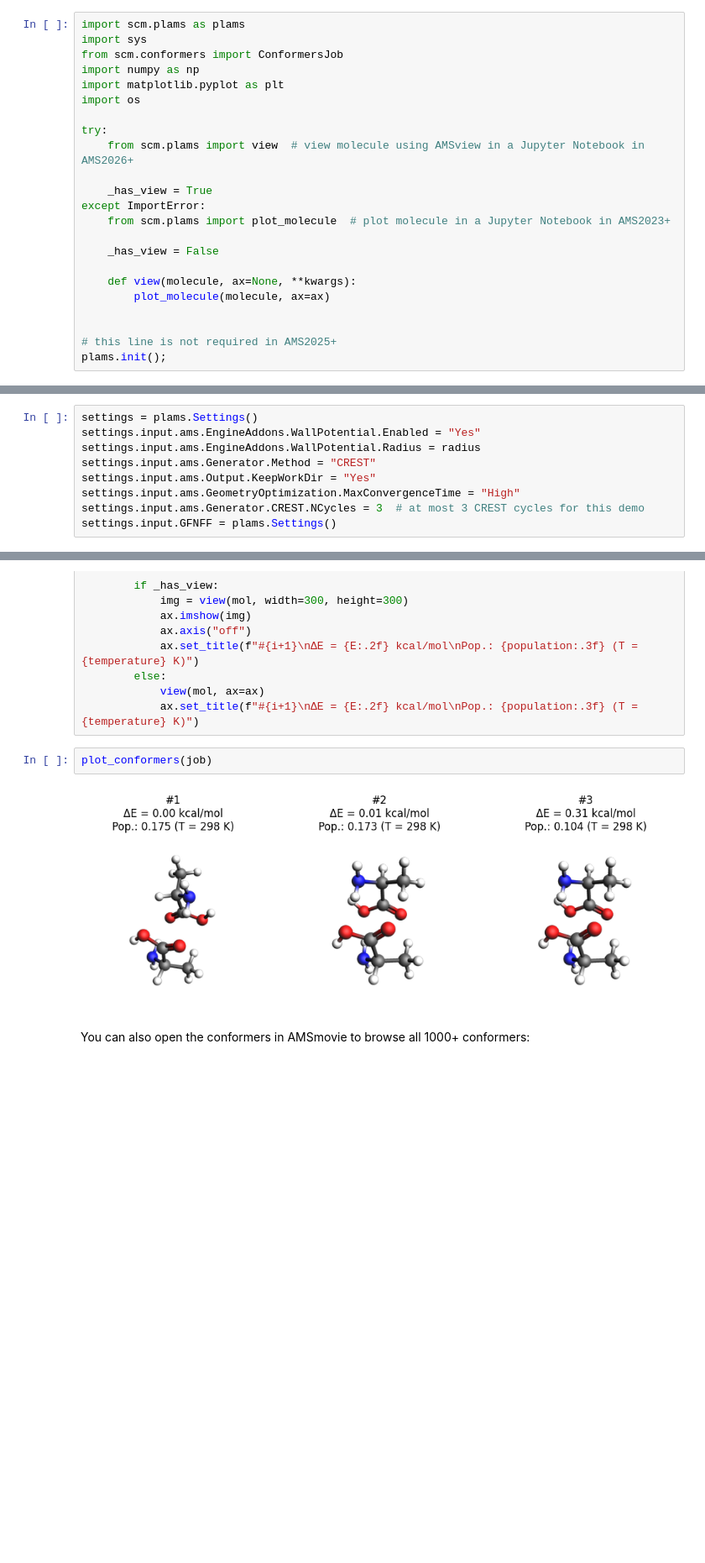
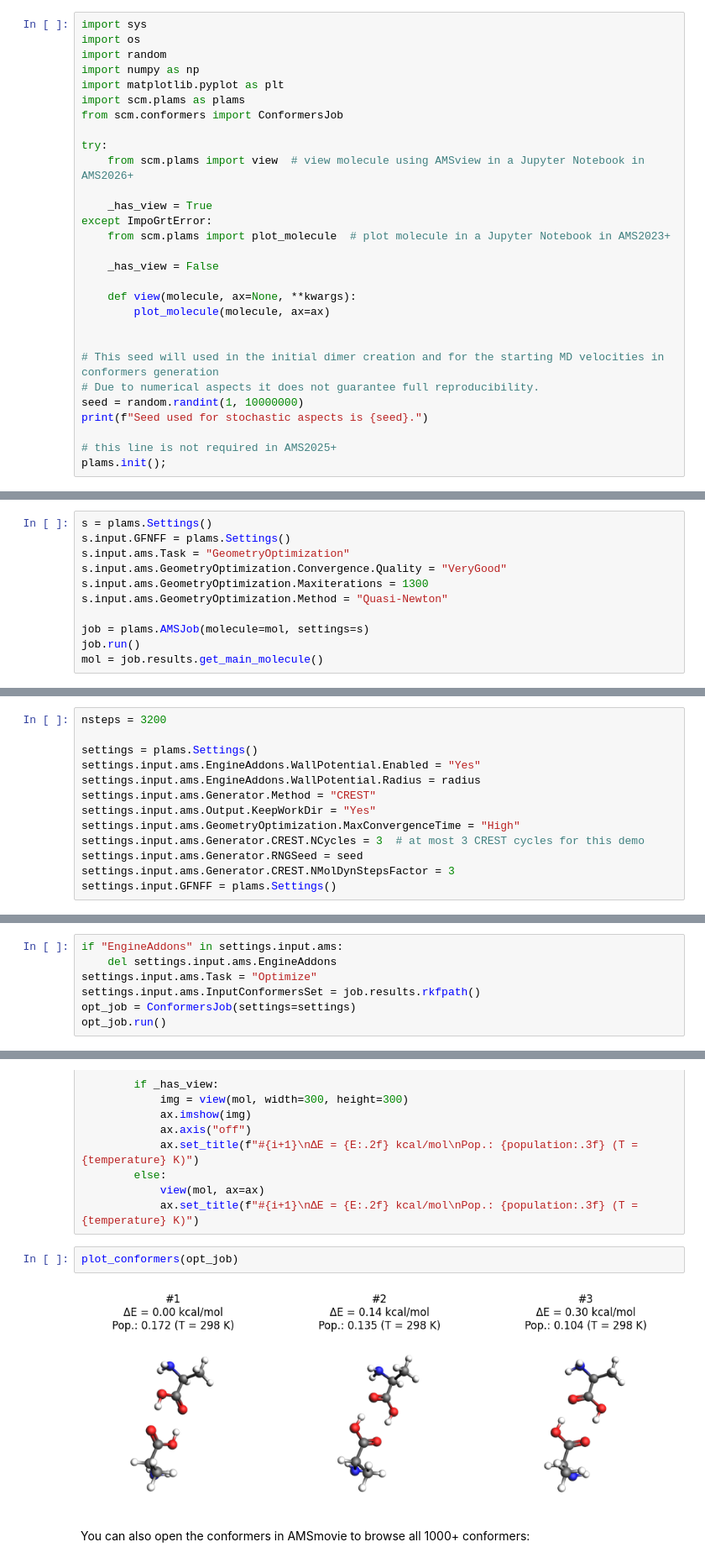
Before and after one commit to SCM-NV/PLAMS, a Jupyter notebook: examples/ConformersMultipleMolecules/conformers.ipynb, the cells around one changed output, grey strips where cells are left out. Shown at 84% size. Drawn from its saved outputs; the diff is of its cells as text; blank space fills up the shorter version.

```diff
--- a/examples/ConformersMultipleMolecules/conformers.ipynb
+++ b/examples/ConformersMultipleMolecules/conformers.ipynb
@@ -5,18 +5,19 @@ We start by setting up a system of two alanine molecules in a relatively small s
 # %% [markdown]
 ## Initial imports
 # %%
-import scm.plams as plams
 import sys
-from scm.conformers import ConformersJob
+import os
+import random
 import numpy as np
 import matplotlib.pyplot as plt
-import os
+import scm.plams as plams
+from scm.conformers import ConformersJob
 
 try:
     from scm.plams import view  # view molecule using AMSview in a Jupyter Notebook in AMS2026+
 
     _has_view = True
-except ImportError:
+except ImpoGrtError:
     from scm.plams import plot_molecule  # plot molecule in a Jupyter Notebook in AMS2023+
 
     _has_view = False
@@ -25,6 +26,11 @@ except ImportError:
         plot_molecule(molecule, ax=ax)
 
 
+# This seed will used in the initial dimer creation and for the starting MD velocities in conformers generation
+# Due to numerical aspects it does not guarantee full reproducibility.
+seed = random.randint(1, 10000000)
+print(f"Seed used for stochastic aspects is {seed}.")
+
 # this line is not required in AMS2025+
 plams.init();
 # %% [output]
@@ -46,0 +58,11 @@ mol = plams.packmol(alanine, n_molecules=2, density=density, sphere=True)
+# %%
+s = plams.Settings()
+s.input.GFNFF = plams.Settings()
+s.input.ams.Task = "GeometryOptimization"
+s.input.ams.GeometryOptimization.Convergence.Quality = "VeryGood"
+s.input.ams.GeometryOptimization.Maxiterations = 1300
+s.input.ams.GeometryOptimization.Method = "Quasi-Newton"
+
+job = plams.AMSJob(molecule=mol, settings=s)
+job.run()
+mol = job.results.get_main_molecule()
@@ -71,4 +98,6 @@ Now we can set up the Crest conformer generation job, with the appropriate spher
 # %%
+nsteps = 3200
+
 settings = plams.Settings()
 settings.input.ams.EngineAddons.WallPotential.Enabled = "Yes"
 settings.input.ams.EngineAddons.WallPotential.Radius = radius
@@ -76,6 +105,8 @@ settings.input.ams.Generator.Method = "CREST"
 settings.input.ams.Output.KeepWorkDir = "Yes"
 settings.input.ams.GeometryOptimization.MaxConvergenceTime = "High"
 settings.input.ams.Generator.CREST.NCycles = 3  # at most 3 CREST cycles for this demo
+settings.input.ams.Generator.RNGSeed = seed
+settings.input.ams.Generator.CREST.NMolDynStepsFactor = 3
 settings.input.GFNFF = plams.Settings()
 # %% [markdown]
 ## Run the conformers job
@@ -93,0 +127,7 @@ job.run()
+# %%
+if "EngineAddons" in settings.input.ams:
+    del settings.input.ams.EngineAddons
+settings.input.ams.Task = "Optimize"
+settings.input.ams.InputConformersSet = job.results.rkfpath()
+opt_job = ConformersJob(settings=settings)
+opt_job.run()
@@ -134,9 +179,9 @@ def plot_conformers(job: ConformersJob, indices=None, temperature=298, unit="kca
             view(mol, ax=ax)
             ax.set_title(f"#{i+1}\nΔE = {E:.2f} kcal/mol\nPop.: {population:.3f} (T = {temperature} K)")
 # %%
-plot_conformers(job)
+plot_conformers(opt_job)
 # %% [output]
-[figure, old version]
+[figure, new version]
 # %% [markdown]
 You can also open the conformers in AMSmovie to browse all 1000+ conformers:
 # %%
```
Also changed, not shown: parts of 17 cells of this notebook, 9 other files.
